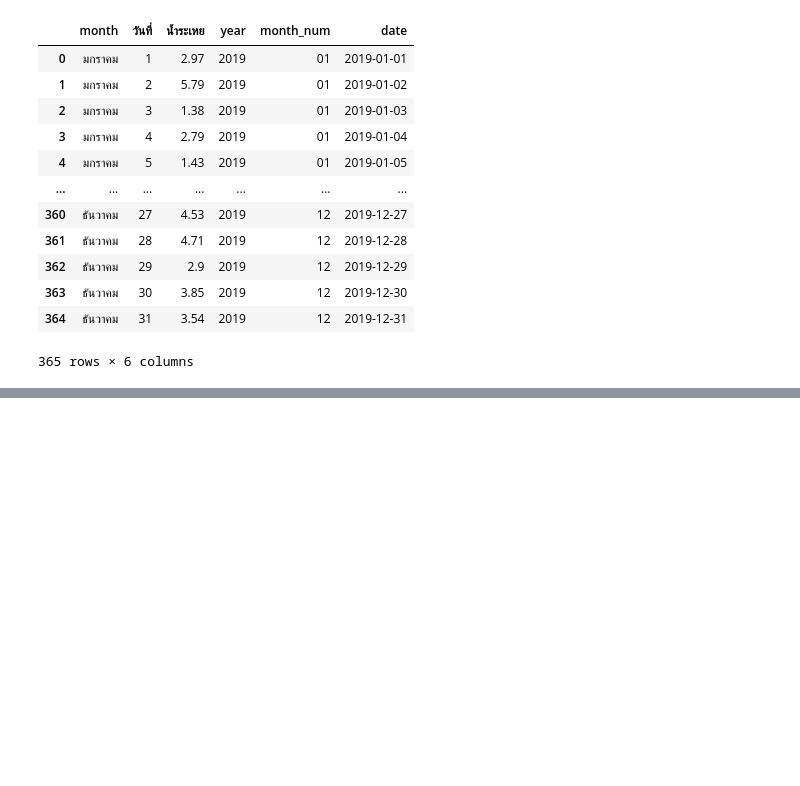
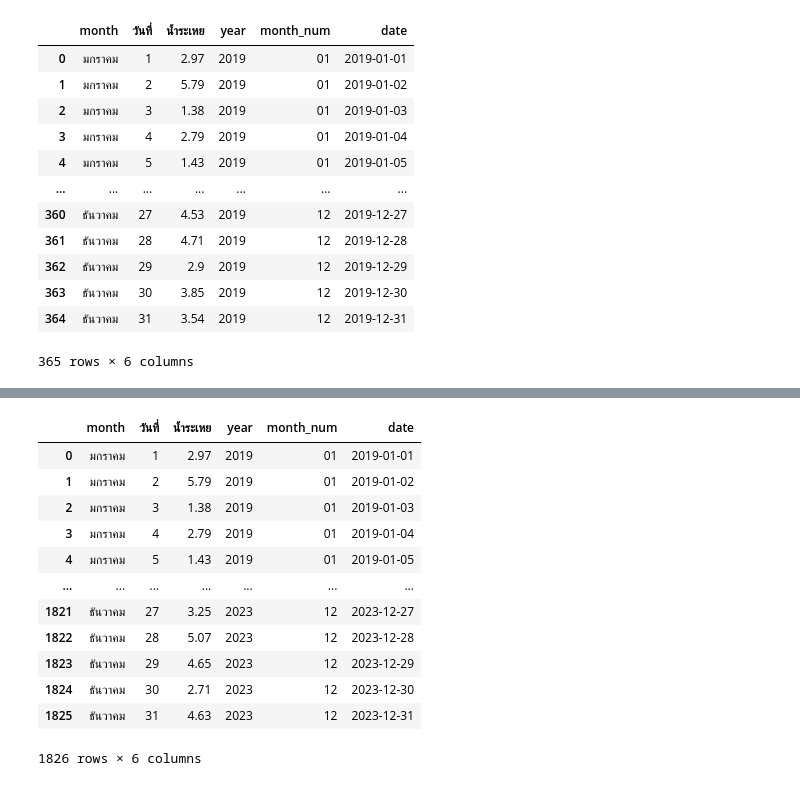
Before and after one commit to Tawanss/football, a Jupyter notebook: Untitled12.ipynb, the cells around one changed output, grey strips where cells are left out. Cells and saved outputs as stored; diff of their text form; code cells hidden in the pictures; blank space fills up the shorter version.

```diff
--- a/Untitled12.ipynb
+++ b/Untitled12.ipynb
@@ -110,0 +203,18 @@ clean2019
+# %%
+finish_eva = pd.concat([clean2019,eva2020,eva2021,eva2022,eva2023],ignore_index=True)
+# %%
+finish_eva
+# %% [output]
+|  | month | วันที่ | น้ำระเหย | year | month_num | date |
+| 0 | มกราคม | 1 | 2.97 | 2019 | 01 | 2019-01-01 |
+| 1 | มกราคม | 2 | 5.79 | 2019 | 01 | 2019-01-02 |
+| 2 | มกราคม | 3 | 1.38 | 2019 | 01 | 2019-01-03 |
+| 3 | มกราคม | 4 | 2.79 | 2019 | 01 | 2019-01-04 |
+| 4 | มกราคม | 5 | 1.43 | 2019 | 01 | 2019-01-05 |
+| ... | ... | ... | ... | ... | ... | ... |
+| 1821 | ธันวาคม | 27 | 3.25 | 2023 | 12 | 2023-12-27 |
+| 1822 | ธันวาคม | 28 | 5.07 | 2023 | 12 | 2023-12-28 |
+| 1823 | ธันวาคม | 29 | 4.65 | 2023 | 12 | 2023-12-29 |
+| 1824 | ธันวาคม | 30 | 2.71 | 2023 | 12 | 2023-12-30 |
+| 1825 | ธันวาคม | 31 | 4.63 | 2023 | 12 | 2023-12-31 |
+1826 rows × 6 columns
```
Also changed, not shown: parts of 37 cells of this notebook.
